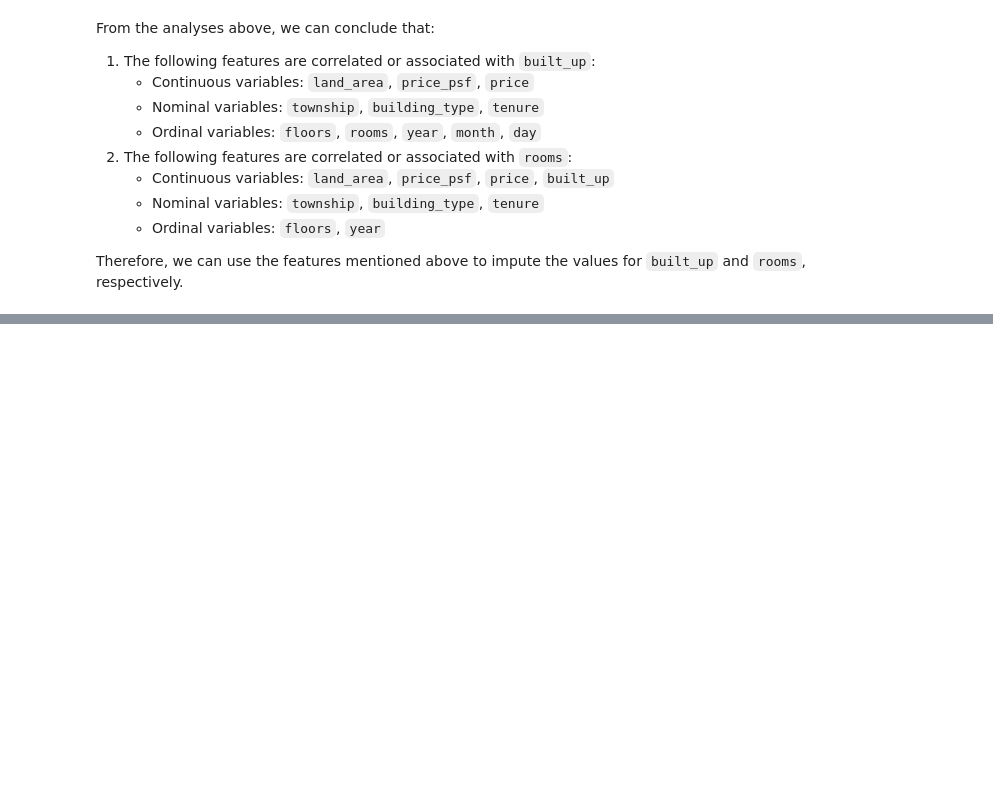
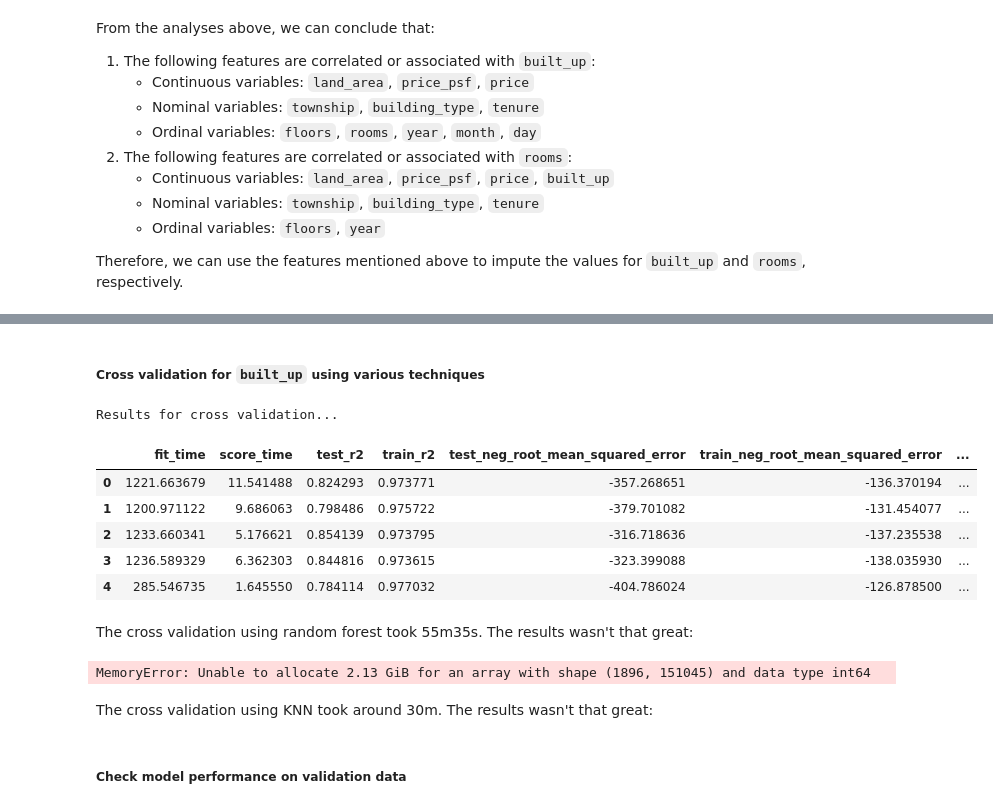
Before and after one commit to yuenherny/kl-house-price-forecasting, a Jupyter notebook: notebooks/Transactions - 03 Data Cleaning 1.ipynb, the cells around one changed output, grey strips where cells are left out. Saved outputs shown, nothing was run; the diff lists cells and outputs as text; code cells hidden in the pictures; blank space fills up the shorter version.

```diff
--- a/notebooks/Transactions - 03 Data Cleaning.ipynb
+++ b/notebooks/Transactions - 03 Data Cleaning 1.ipynb
@@ -1682,0 +1446,3 @@ Find literature on what is the best method to impute missing values
+# %%
+df_transactions_encoded = df_transactions_encoded.drop(columns=['spa_date', 'continuous_var_outlier', 'ordinal_var_outlier'])
+df_transactions_encoded.info()
@@ -1682,0 +1520,65 @@ Find literature on what is the best method to impute missing values
+# %%
+target = 'built_up'
+
+# Split the dataset into train and test, where train are the data with labels and test are the data without labels
+df_train = df_transactions_encoded[df_transactions_encoded[target].notna()].drop(columns=['rooms']).dropna()
+df_test = df_transactions_encoded[df_transactions_encoded[target].isna()].drop(columns=['rooms'])
+
+# Split the train dataset into train and validation
+X_train, X_val, y_train, y_val = train_test_split(df_train.drop(columns=[target]), df_train[target], test_size=0.2, random_state=random_state)
+# %%
+def cross_validation_with_pipeline(pipeline: Pipeline, X_train: np.ndarray, y_train: np.ndarray, task: str):
+
+    # Cross validate the train data
+    if task == 'regression':
+        scoring = ('r2', 'neg_root_mean_squared_error', 'neg_mean_absolute_percentage_error', 'neg_median_absolute_error')
+    elif task == 'classification':
+        scoring = ('accuracy', 'balanced_accuracy', 'f1', 'precision', 'recall', 'roc_auc')
+    else:
+        scoring = None
+
+    cv_results = cross_validate(pipeline, X_train, y_train, cv=5, scoring=scoring, return_train_score=True, n_jobs=4)
+
+    return cv_results
+# %% [markdown]
+##### Cross validation for `built_up` using various techniques
+# %%
+# Create a pipeline with scaler and model
+rf_pipeline_built_up = Pipeline([('scaler', StandardScaler()), ('model', RandomForestRegressor(random_state=random_state, n_jobs=4))])
+
+# Cross validate the pipeline
+if not os.path.exists(IMPUTER_MODEL_DIR / 'cv_results_rf_built_up.joblib'):
+    cv_results_built_up = cross_validation_with_pipeline(rf_pipeline_built_up, X_train, y_train, 'regression')
+    joblib.dump(cv_results_built_up, IMPUTER_MODEL_DIR / 'cv_results_rf_built_up.joblib')
+else:
+    cv_results_built_up = joblib.load(IMPUTER_MODEL_DIR / 'cv_results_rf_built_up.joblib')
+
+pd.DataFrame(cv_results_built_up)
+# %% [output]
+Results for cross validation...
+|  | fit_time | score_time | test_r2 | train_r2 | test_neg_root_mean_squared_error | train_neg_root_mean_squared_error | ... |
+| 0 | 1221.663679 | 11.541488 | 0.824293 | 0.973771 | -357.268651 | -136.370194 | ... |
+| 1 | 1200.971122 | 9.686063 | 0.798486 | 0.975722 | -379.701082 | -131.454077 | ... |
+| 2 | 1233.660341 | 5.176621 | 0.854139 | 0.973795 | -316.718636 | -137.235538 | ... |
+| 3 | 1236.589329 | 6.362303 | 0.844816 | 0.973615 | -323.399088 | -138.035930 | ... |
+| 4 | 285.546735 | 1.645550 | 0.784114 | 0.977032 | -404.786024 | -126.878500 | ... |
+# %% [markdown]
+The cross validation using random forest took 55m35s. The results wasn't that great:
+# %%
+# Create a pipeline with scaler and model
+knn_pipeline_built_up = Pipeline([('scaler', StandardScaler()), ('model', KNeighborsRegressor(n_jobs=4))])
+
+# Cross validate the pipeline
+if not os.path.exists(IMPUTER_MODEL_DIR / 'cv_results_knn_built_up.joblib'):
+    cv_results_built_up = cross_validation_with_pipeline(knn_pipeline_built_up, X_train, y_train, 'regression')
+    joblib.dump(cv_results_built_up, IMPUTER_MODEL_DIR / 'cv_results_knn_built_up.joblib')
+else:
+    cv_results_built_up = joblib.load(IMPUTER_MODEL_DIR / 'cv_results_knn_built_up.joblib')
+
+pd.DataFrame(cv_results_built_up)
+# %% [output]
+MemoryError: Unable to allocate 2.13 GiB for an array with shape (1896, 151045) and data type int64
+# %% [markdown]
+The cross validation using KNN took around 30m. The results wasn't that great:
+# %% [markdown]
+##### Check model performance on validation data
```
Also changed, not shown: parts of 65 cells of this notebook, 2 other files.
